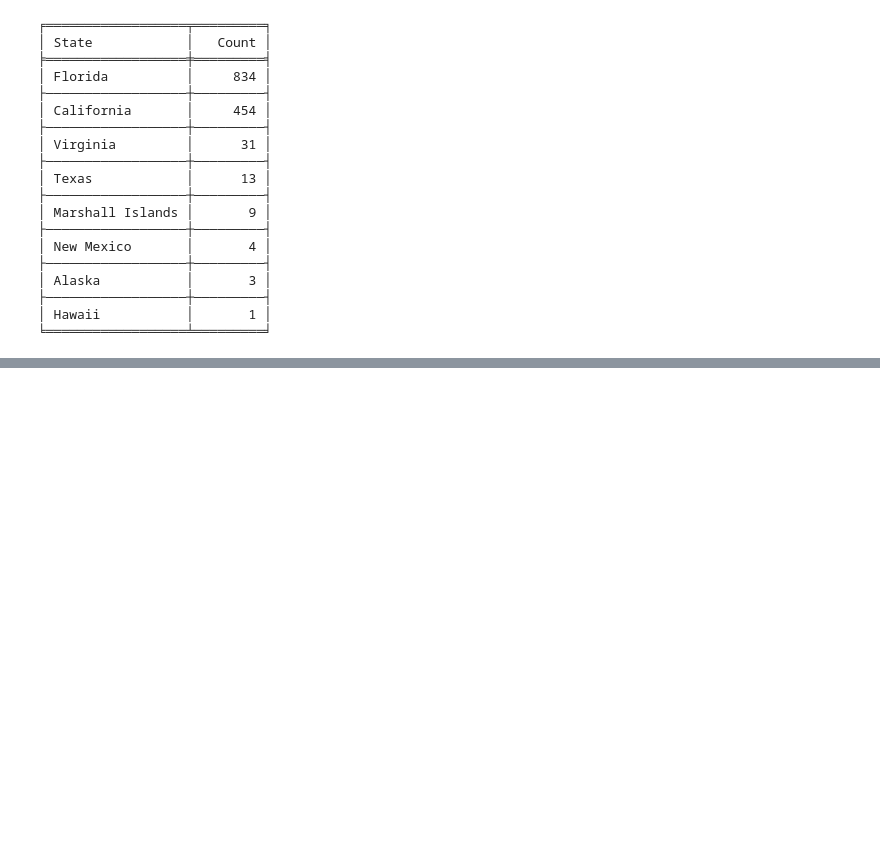
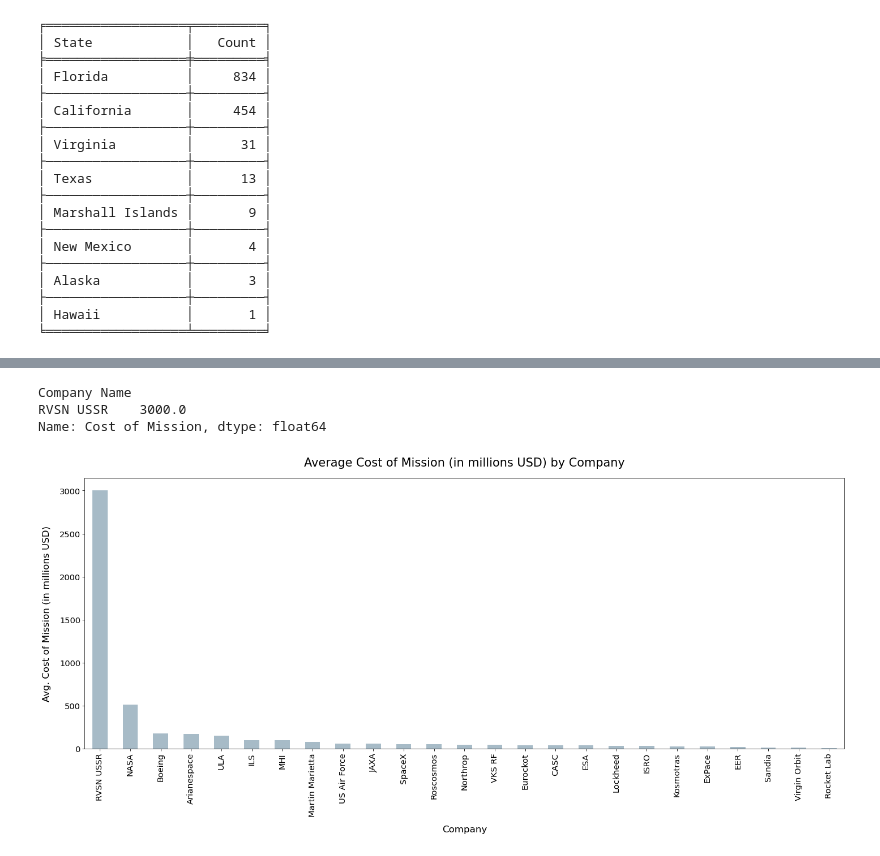
Before and after one commit to julietwomack/SpaceMissions, a Jupyter notebook: Space-Mission-Exploratory-Analysis.ipynb, the cells around one changed output, grey strips where cells are left out. Cells and saved outputs as stored; diff of their text form; code cells hidden in the pictures; blank space fills up the shorter version.

```diff
--- a/Space-Mission-Exploratory-Analysis.ipynb
+++ b/Space-Mission-Exploratory-Analysis.ipynb
@@ -530,0 +671,12 @@ plt.tight_layout(pad = 2)
+# %%
+# renaming the column 'Rocket' to 'Cost of Mission' because it makes more sense contextually
+sm.rename(columns = {' Rocket':'Cost of Mission'}, inplace = True)
+# %%
+# noticed some values of 'Cost of Mission' were strings instead of numerical values,
+# so I am changing those instances to be numerical. Also, checking the original source of the data, NextSpaceFlight.com,
+# it appears the two missions that are said to be $5000.0 million USD are ACTUALLY $3000.0 millions USD, so I am making that
+# correction.
+
+sm.loc[sm['Cost of Mission'] == '5,000.0 ', 'Cost of Mission'] = 3000.0
+sm.loc[sm['Cost of Mission'] == '1,160.0 ', 'Cost of Mission'] = 1160.0
+sm['Cost of Mission'] = pd.to_numeric(sm['Cost of Mission'])
@@ -530,0 +687,18 @@ plt.tight_layout(pad = 2)
+# %%
+sm.groupby('Company Name').mean()['Cost of Mission'].dropna().sort_values(ascending = False).round(2).head(1)
+# %% [output]
+Company Name
+RVSN USSR    3000.0
+Name: Cost of Mission, dtype: float64
+# %%
+plt.figure(figsize = (20, 10), dpi = 75)
+sm.groupby('Company Name').mean()['Cost of Mission'].dropna().sort_values(ascending = False).round(2).plot(kind = 'bar',
+                                                                                                           color = '#a7bbc7')
+plt.title('Average Cost of Mission (in millions USD) by Company', size = 20, pad = 20)
+plt.xlabel('Company', size = 16, labelpad = 15)
+plt.ylabel('Avg. Cost of Mission (in millions USD)', size = 16, labelpad = 15)
+plt.xticks(size = 14)
+plt.yticks(size = 14)
+plt.tight_layout(pad = 4)
+# %% [output]
+[figure, added]
```
Also changed, not shown: parts of 61 cells of this notebook, 3 other files.
